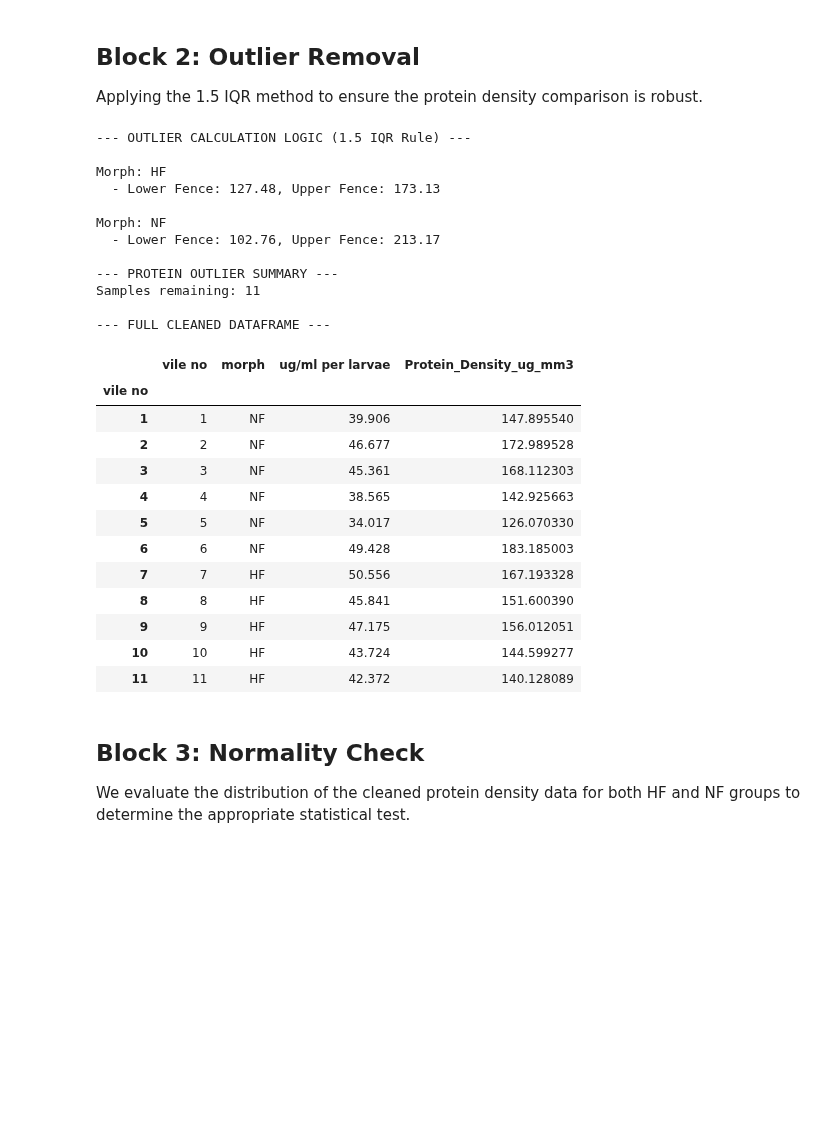
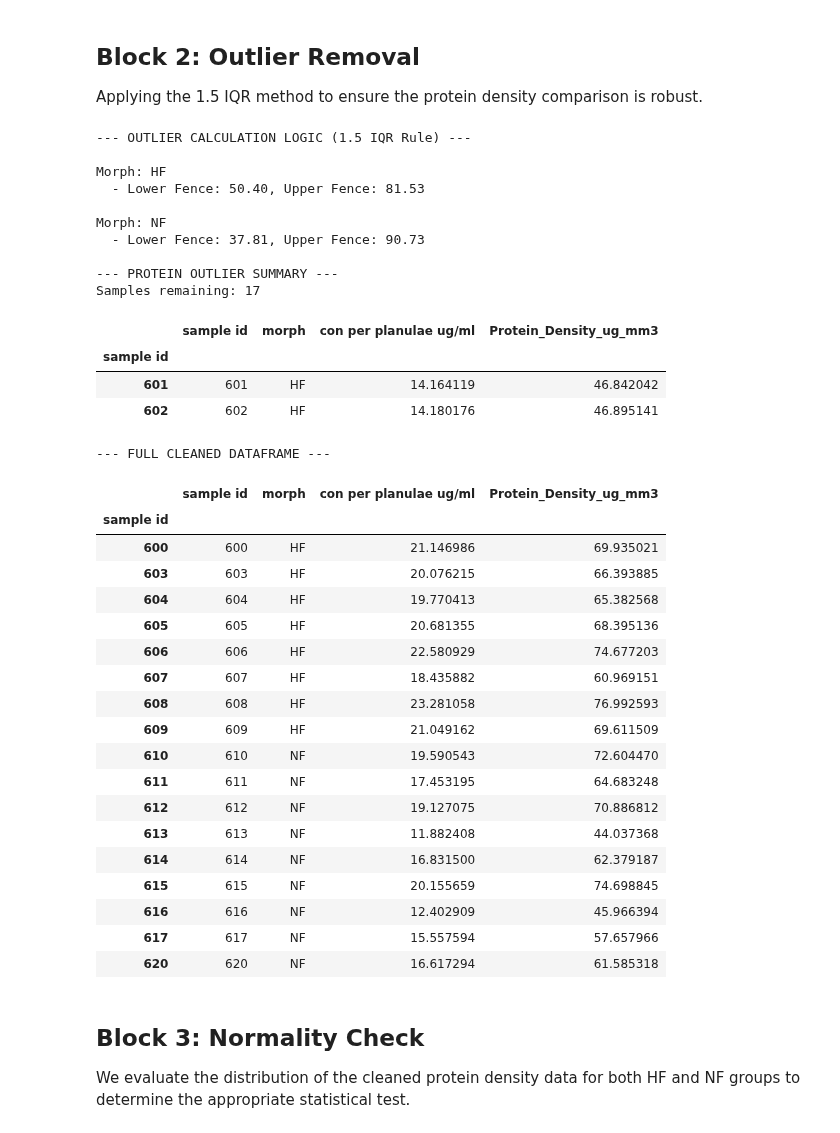
Before and after one commit to LielUziahu/S_Pistillata_Bet-Hedging, a Jupyter notebook: Larval_Baseline_Physiology.ipynb, the cells around one changed output. Cells and saved outputs as stored; diff of their text form; code cells hidden in the pictures; blank space fills up the shorter version.

```diff
--- a/Larval_Baseline_Physiology.ipynb
+++ b/Larval_Baseline_Physiology.ipynb
@@ -814,10 +814,12 @@ We will load the protein concentration data ($μg/ml$) and associate it with the
 import pandas as pd
 
 # 1. Load protein data
-df_prot = pd.read_csv('liel12012026_562.csv', encoding='latin1')
+df_prot = pd.read_csv('Prot_16042026.csv', encoding='latin1')
 
 # 2. Cleanup: Strip whitespace and drop empty rows
 df_prot.columns = df_prot.columns.str.strip()
+print(f"Detected columns: {df_prot.columns.tolist()}")
+
 df_prot = df_prot.dropna(subset=['morph']).copy()
 df_prot['morph'] = df_prot['morph'].str.strip()
 
@@ -829,14 +831,14 @@ print(df_prot.groupby('morph').size())
 df_prot['Avg_Volume_mm3'] = df_prot['morph'].map(avg_volume)
 
 # 4. Recalculate protein density using absolute protein per larva divided by individual morph volume
-# Calculation: (ug/ml per larva) / (Avg Morph Volume mm3) = ug/mm3
-df_prot['Protein_Density_ug_mm3'] = df_prot['ug/ml per larvae'] / df_prot['Avg_Volume_mm3']
+# FIX: Using 'con per planulae ug/ml' which is the correct column in your CSV
+df_prot['Protein_Density_ug_mm3'] = df_prot['con per planulae ug/ml'] / df_prot['Avg_Volume_mm3']
 
 print("\n--- Average Volumes Used for Calculation (mm3) ---")
 display(avg_volume)
 
-print("\n--- PROTEIN DATA PREVIEW (Corrected Logic: Per Larva / Volume) ---")
-display(df_prot[['vile no', 'morph', 'ug/ml per larvae', 'Protein_Density_ug_mm3']].head())
+print("\n--- PROTEIN DATA PREVIEW ---")
+display(df_prot[['sample id', 'morph', 'con per planulae ug/ml', 'Protein_Density_ug_mm3']].head())
 
 print("\n--- PROTEIN DENSITY SUMMARY (Initial) ---")
 prot_summary = df_prot.groupby('morph')['Protein_Density_ug_mm3'].agg(['count', 'mean', 'std'])
@@ -886,58 +889,68 @@ def remove_prot_outliers(df, group_col, val_col):
 
         print(f"\nMorph: {name}")
         print(f"  - Lower Fence: {lower_fence:.2f}, Upper Fence: {upper_fence:.2f}")
 
         clean = group[(group[val_col] >= lower_fence) & (group[val_col] <= upper_fence)]
         outliers = group[(group[val_col] < lower_fence) | (group[val_col] > upper_fence)]
 
         clean_list.append(clean)
         outlier_list.append(outliers)
 
     return pd.concat(clean_list), pd.concat(outlier_list)
 
 df_prot_clean, df_prot_removed = remove_prot_outliers(df_prot, 'morph', 'Protein_Density_ug_mm3')
 
-# --- Formatting: Remove decimal from vile no, sort, and match index ---
-df_prot_clean['vile no'] = df_prot_clean['vile no'].astype(int)
-df_prot_clean = df_prot_clean.sort_values('vile no').set_index('vile no', drop=False)
+# --- Formatting: Use 'sample id' instead of missing 'vile no' ---
+df_prot_clean['sample id'] = df_prot_clean['sample id'].astype(int)
+df_prot_clean = df_prot_clean.sort_values('sample id').set_index('sample id', drop=False)
 
 if not df_prot_removed.empty:
-    df_prot_removed['vile no'] = df_prot_removed['vile no'].astype(int)
-    df_prot_removed = df_prot_removed.sort_values('vile no').set_index('vile no', drop=False)
+    df_prot_removed['sample id'] = df_prot_removed['sample id'].astype(int)
+    df_prot_removed = df_prot_removed.sort_values('sample id').set_index('sample id', drop=False)
 
 print("\n--- PROTEIN OUTLIER SUMMARY ---")
 print(f"Samples remaining: {len(df_prot_clean)}")
 if not df_prot_removed.empty:
-    display(df_prot_removed[['vile no', 'morph', 'ug/ml per larvae', 'Protein_Density_ug_mm3']])
+    # Using 'con per planulae ug/ml' to match your actual column names
+    display(df_prot_removed[['sample id', 'morph', 'con per planulae ug/ml', 'Protein_Density_ug_mm3']])
 
 print("\n--- FULL CLEANED DATAFRAME ---")
-display(df_prot_clean[['vile no', 'morph', 'ug/ml per larvae', 'Protein_Density_ug_mm3']])
+display(df_prot_clean[['sample id', 'morph', 'con per planulae ug/ml', 'Protein_Density_ug_mm3']])
 # %% [output]
 --- OUTLIER CALCULATION LOGIC (1.5 IQR Rule) ---
 
 Morph: HF
-  - Lower Fence: 127.48, Upper Fence: 173.13
+  - Lower Fence: 50.40, Upper Fence: 81.53
 
 Morph: NF
-  - Lower Fence: 102.76, Upper Fence: 213.17
+  - Lower Fence: 37.81, Upper Fence: 90.73
 
 --- PROTEIN OUTLIER SUMMARY ---
-Samples remaining: 11
-
---- FULL CLEANED DATAFRAME ---
+Samples remaining: 17
-|  | vile no | morph | ug/ml per larvae | Protein_Density_ug_mm3 |
-| vile no |  |  |  |  |
-| 1 | 1 | NF | 39.906 | 147.895540 |
-| 2 | 2 | NF | 46.677 | 172.989528 |
-| 3 | 3 | NF | 45.361 | 168.112303 |
-| 4 | 4 | NF | 38.565 | 142.925663 |
-| 5 | 5 | NF | 34.017 | 126.070330 |
-| 6 | 6 | NF | 49.428 | 183.185003 |
-| 7 | 7 | HF | 50.556 | 167.193328 |
-| 8 | 8 | HF | 45.841 | 151.600390 |
-| 9 | 9 | HF | 47.175 | 156.012051 |
-| 10 | 10 | HF | 43.724 | 144.599277 |
-| 11 | 11 | HF | 42.372 | 140.128089 |
+|  | sample id | morph | con per planulae ug/ml | Protein_Density_ug_mm3 |
+| sample id |  |  |  |  |
+| 601 | 601 | HF | 14.164119 | 46.842042 |
+| 602 | 602 | HF | 14.180176 | 46.895141 |
+--- FULL CLEANED DATAFRAME ---
+|  | sample id | morph | con per planulae ug/ml | Protein_Density_ug_mm3 |
+| sample id |  |  |  |  |
+| 600 | 600 | HF | 21.146986 | 69.935021 |
+| 603 | 603 | HF | 20.076215 | 66.393885 |
+| 604 | 604 | HF | 19.770413 | 65.382568 |
+| 605 | 605 | HF | 20.681355 | 68.395136 |
+| 606 | 606 | HF | 22.580929 | 74.677203 |
+| 607 | 607 | HF | 18.435882 | 60.969151 |
+| 608 | 608 | HF | 23.281058 | 76.992593 |
+| 609 | 609 | HF | 21.049162 | 69.611509 |
+| 610 | 610 | NF | 19.590543 | 72.604470 |
+| 611 | 611 | NF | 17.453195 | 64.683248 |
+| 612 | 612 | NF | 19.127075 | 70.886812 |
+| 613 | 613 | NF | 11.882408 | 44.037368 |
+| 614 | 614 | NF | 16.831500 | 62.379187 |
+| 615 | 615 | NF | 20.155659 | 74.698845 |
+| 616 | 616 | NF | 12.402909 | 45.966394 |
+| 617 | 617 | NF | 15.557594 | 57.657966 |
+| 620 | 620 | NF | 16.617294 | 61.585318 |
 # %% [markdown]
 ## Block 3: Normality Check
 We evaluate the distribution of the cleaned protein density data for both HF and NF groups to determine the appropriate statistical test.
```
Also changed, not shown: parts of 20 cells of this notebook.
